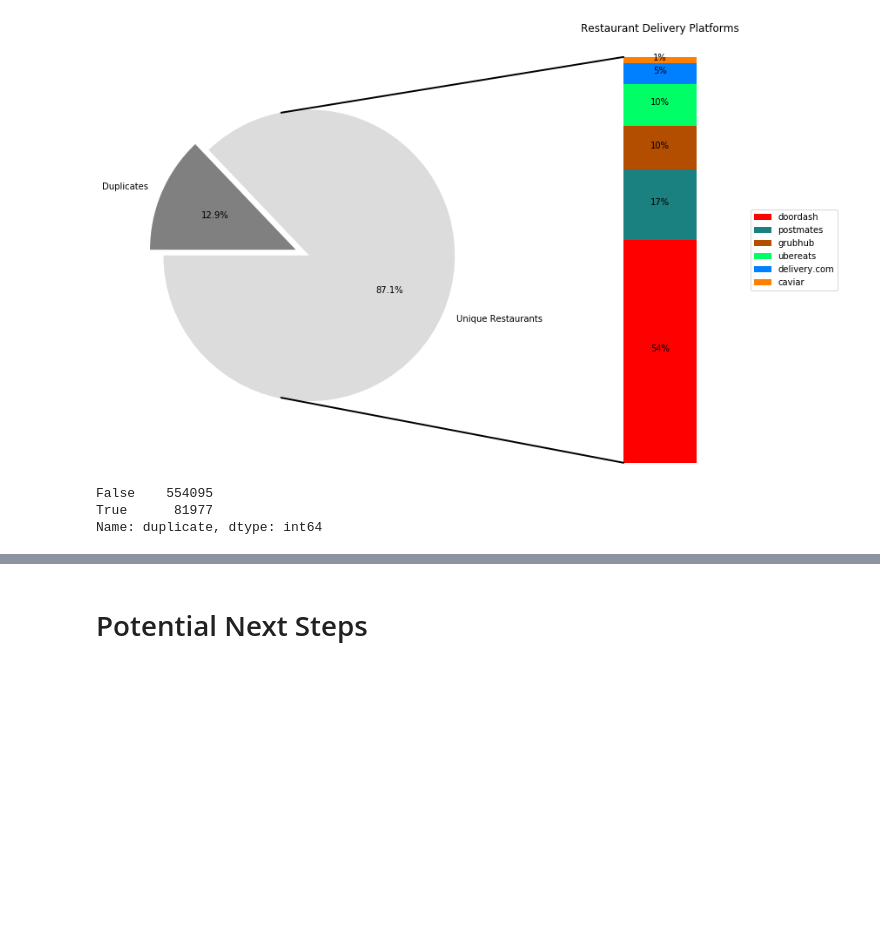
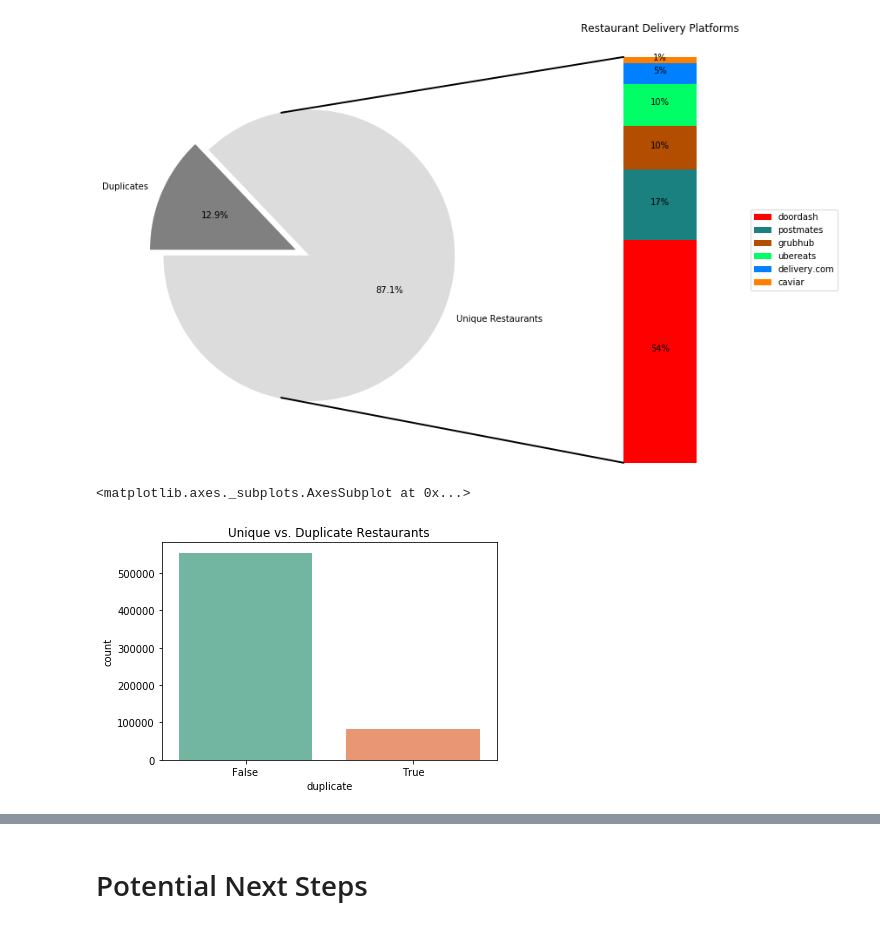
Before and after one commit to Junxchung/Estimating-the-Size-of-the-Online-Food-Ordering-Market, a Jupyter notebook: Otter Case Study Challenge.ipynb, the cells around one changed output, grey strips where cells are left out. Saved outputs shown, nothing was run; the diff lists cells and outputs as text; code cells hidden in the pictures; blank space fills up the shorter version.

Commit message:
added more visualizations

```diff
--- a/Otter Case Study Challenge.ipynb
+++ b/Otter Case Study Challenge.ipynb
@@ -1602,14 +1604,10 @@ plt.show()
 [figure]
 # %%
 # count plot of unique restaurants vs number of duplicate restaurants in the dataset
-data['duplicate'] = data.duplicated(subset = ['latitude','longitude'], keep = 'first')
-print(data['duplicate'].value_counts())
-
-# sns.set_theme(style="darkgrid")
-# titanic = sns.load_dataset("titanic")
-# ax = sns.countplot(x="class", data=titanic)
+fig3 = sns.countplot(x = 'duplicate', data = data, palette = 'Set2')
+fig3.set_title('Unique vs. Duplicate Restaurants')
+fig3
 # %% [output]
-False    554095
-True      81977
-Name: duplicate, dtype: int64
+<matplotlib.axes._subplots.AxesSubplot at 0x...>
+[figure, added]
 # %%
```
Also changed, not shown: parts of 9 cells of this notebook.
